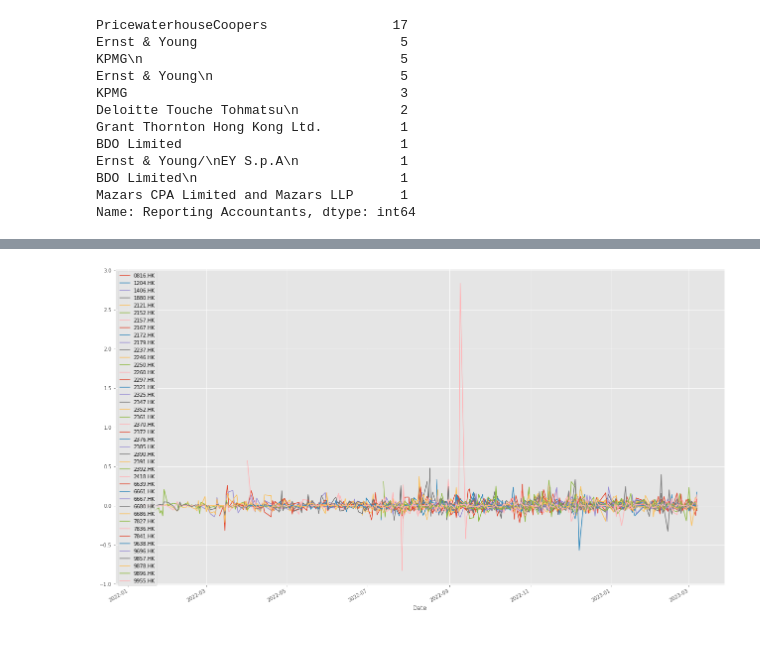
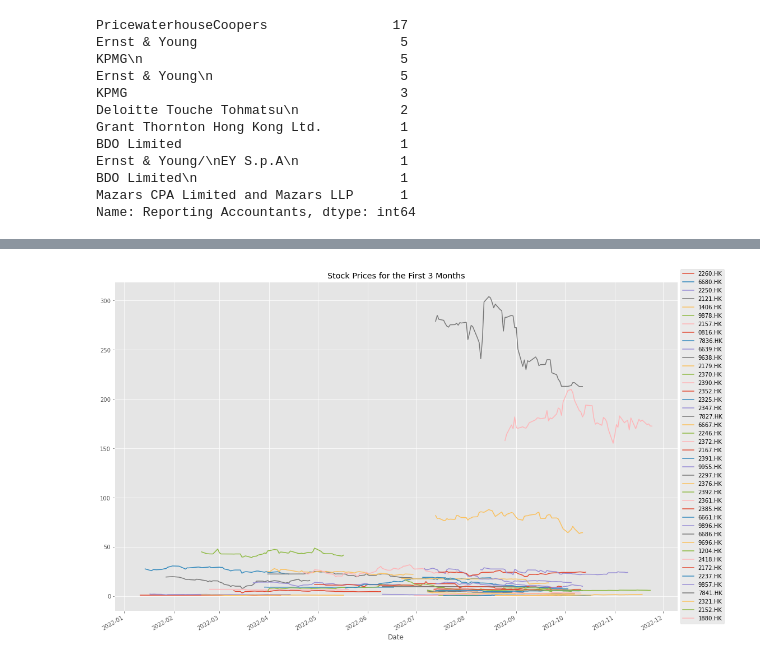
Before and after one commit to isabellasonoma/DS-Projects, a Jupyter notebook: IPO Data.ipynb, the cells around one changed output, grey strips where cells are left out. Saved outputs shown, nothing was run; the diff lists cells and outputs as text; code cells hidden in the pictures.

```diff
--- a/IPO Data.ipynb
+++ b/IPO Data.ipynb
@@ -288,5 +251,0 @@ new = dataset.pct_change()
-# %%
-plt.rcParams["figure.figsize"] = (22,13)
-percent_change = new.plot()
-# %% [output]
-[figure, removed]
@@ -292,0 +301,7 @@ percent_change = new.plot()
+# %%
+plt.rcParams["figure.figsize"] = (18,12)
+ax = merged.plot()
+ax.legend(loc='center left', bbox_to_anchor=(1, 0.5))
+ax.set_title('Stock Prices for the First 3 Months');
+# %% [output]
+[figure, added]
```
Also changed, not shown: parts of 46 cells of this notebook.
